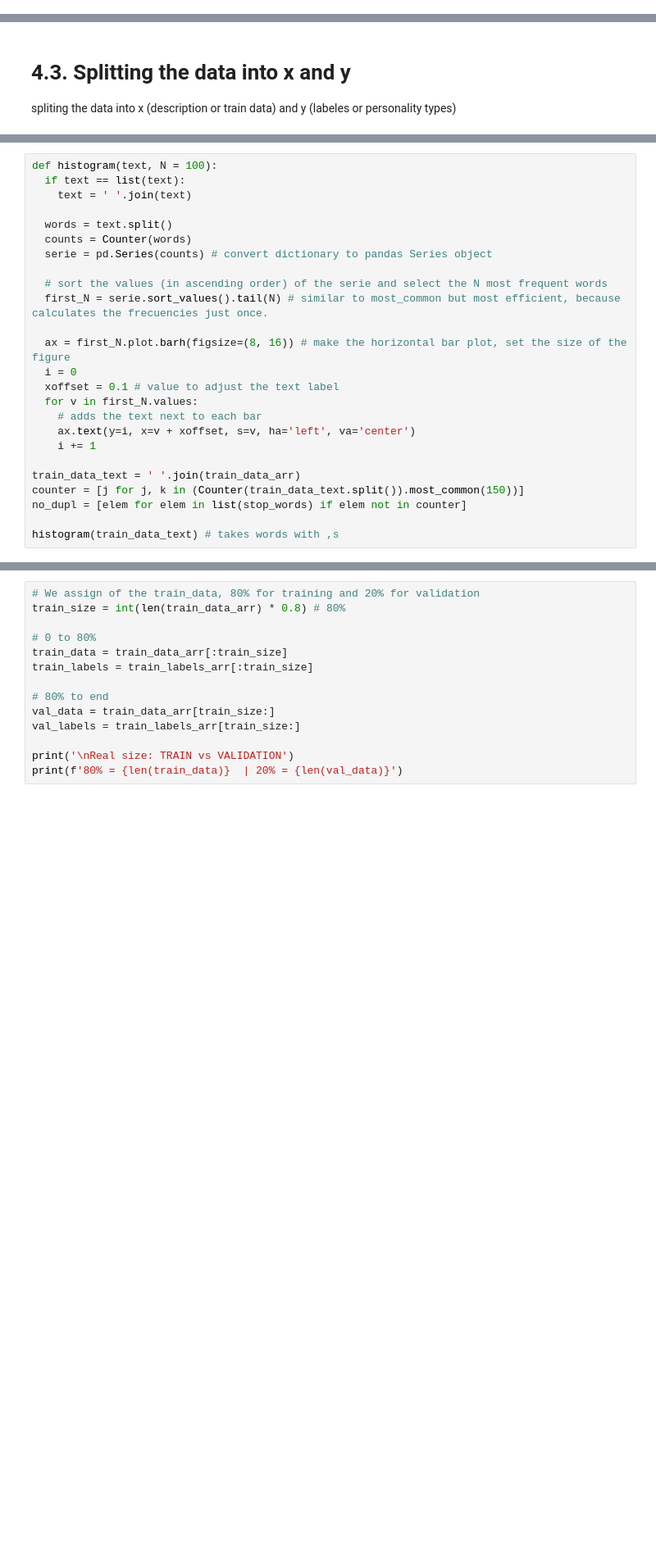
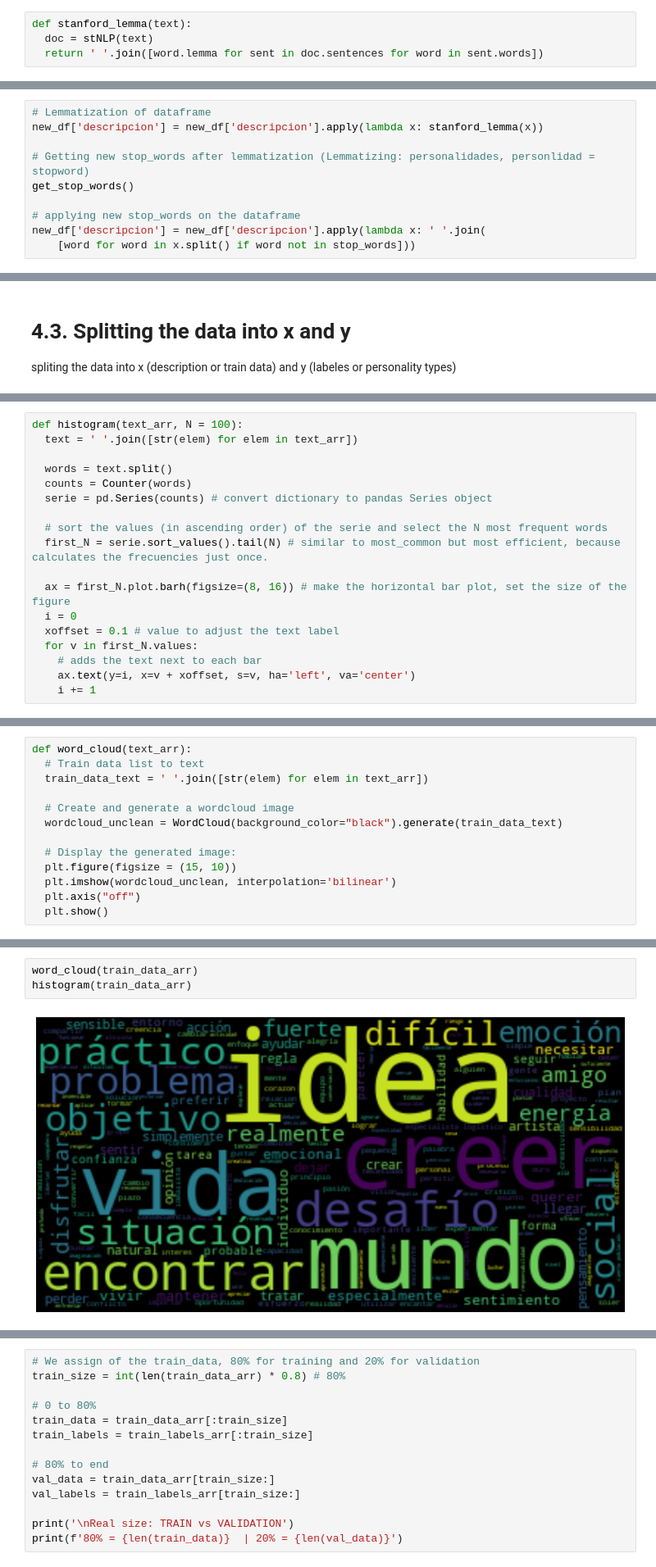
Before and after one commit to GUNTERMAXIMUS/mbti, a Jupyter notebook: MBTI_prediction.ipynb, the cells around one changed output, grey strips where cells are left out. Shown at 82% size. Cells and saved outputs as stored; diff of their text form; blank space fills up the shorter version.

```diff
--- a/MBTI_prediction.ipynb
+++ b/MBTI_prediction.ipynb
@@ -203,0 +284,4 @@ personar , ideo , coser
+# %%
+def stanford_lemma(text):
+  doc = stNLP(text)
+  return ' '.join([word.lemma for sent in doc.sentences for word in sent.words])
@@ -203,0 +290,10 @@ personar , ideo , coser
+# %%
+# Lemmatization of dataframe
+new_df['descripcion'] = new_df['descripcion'].apply(lambda x: stanford_lemma(x))
+
+# Getting new stop_words after lemmatization (Lemmatizing: personalidades, personlidad = stopword)
+get_stop_words()
+
+# applying new stop_words on the dataframe
+new_df['descripcion'] = new_df['descripcion'].apply(lambda x: ' '.join(
+    [word for word in x.split() if word not in stop_words]))
@@ -216,7 +331,6 @@ train_labels_arr = np.array(list(y_train))
 # %%
-def histogram(text, N = 100):
-  if text == list(text):
-    text = ' '.join(text)
+def histogram(text_arr, N = 100):
+  text = ' '.join([str(elem) for elem in text_arr])
 
   words = text.split()
   counts = Counter(words)
@@ -232,9 +346,3 @@ def histogram(text, N = 100):
     # adds the text next to each bar
     ax.text(y=i, x=v + xoffset, s=v, ha='left', va='center')
     i += 1
-
-train_data_text = ' '.join(train_data_arr)
-counter = [j for j, k in (Counter(train_data_text.split()).most_common(150))]
-no_dupl = [elem for elem in list(stop_words) if elem not in counter]
-
-histogram(train_data_text) # takes words with ,s
@@ -242,0 +351,13 @@ histogram(train_data_text) # takes words with ,s
+# %%
+def word_cloud(text_arr):
+  # Train data list to text
+  train_data_text = ' '.join([str(elem) for elem in text_arr])
+
+  # Create and generate a wordcloud image
+  wordcloud_unclean = WordCloud(background_color="black").generate(train_data_text)
+
+  # Display the generated image:
+  plt.figure(figsize = (15, 10))
+  plt.imshow(wordcloud_unclean, interpolation='bilinear')
+  plt.axis("off")
+  plt.show()
@@ -242,0 +366,5 @@ histogram(train_data_text) # takes words with ,s
+# %%
+word_cloud(train_data_arr)
+histogram(train_data_arr)
+# %% [output]
+[figure, added]
```
Also changed, not shown: parts of 40 cells of this notebook.
